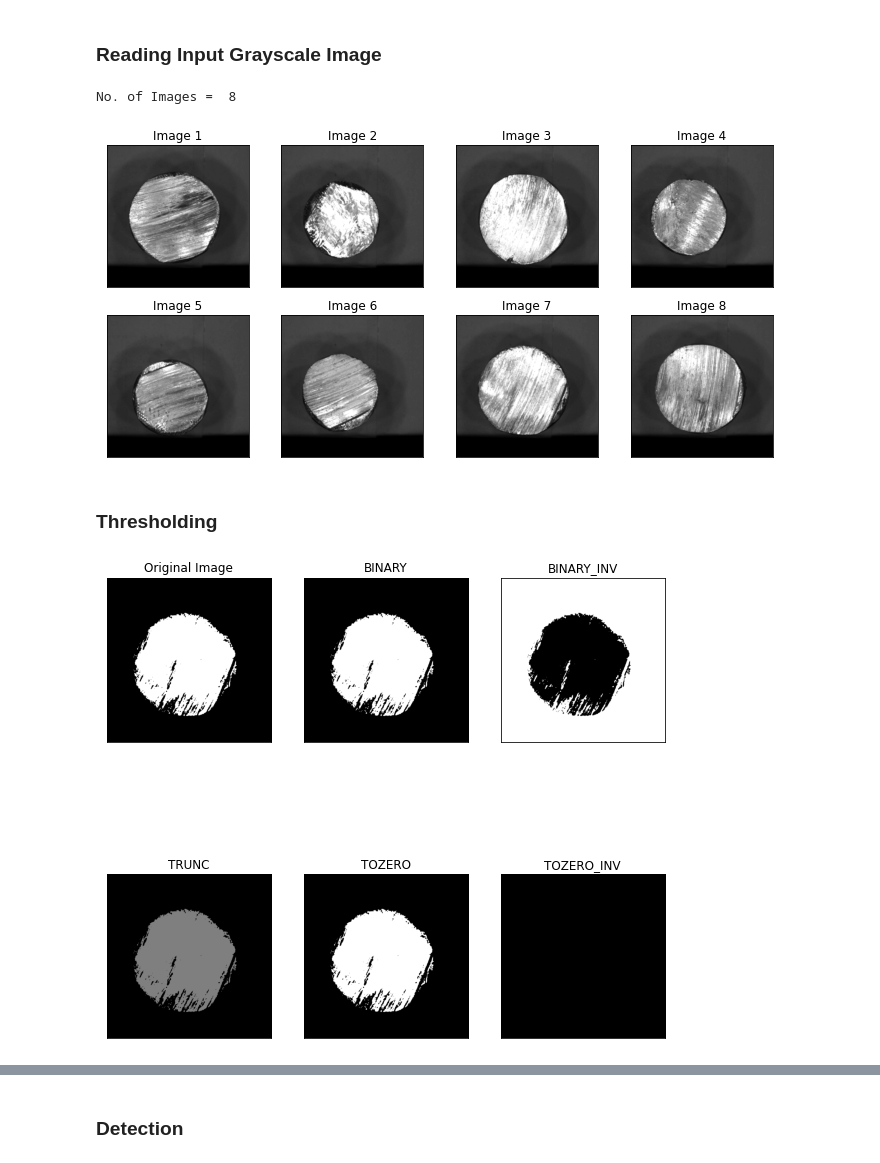
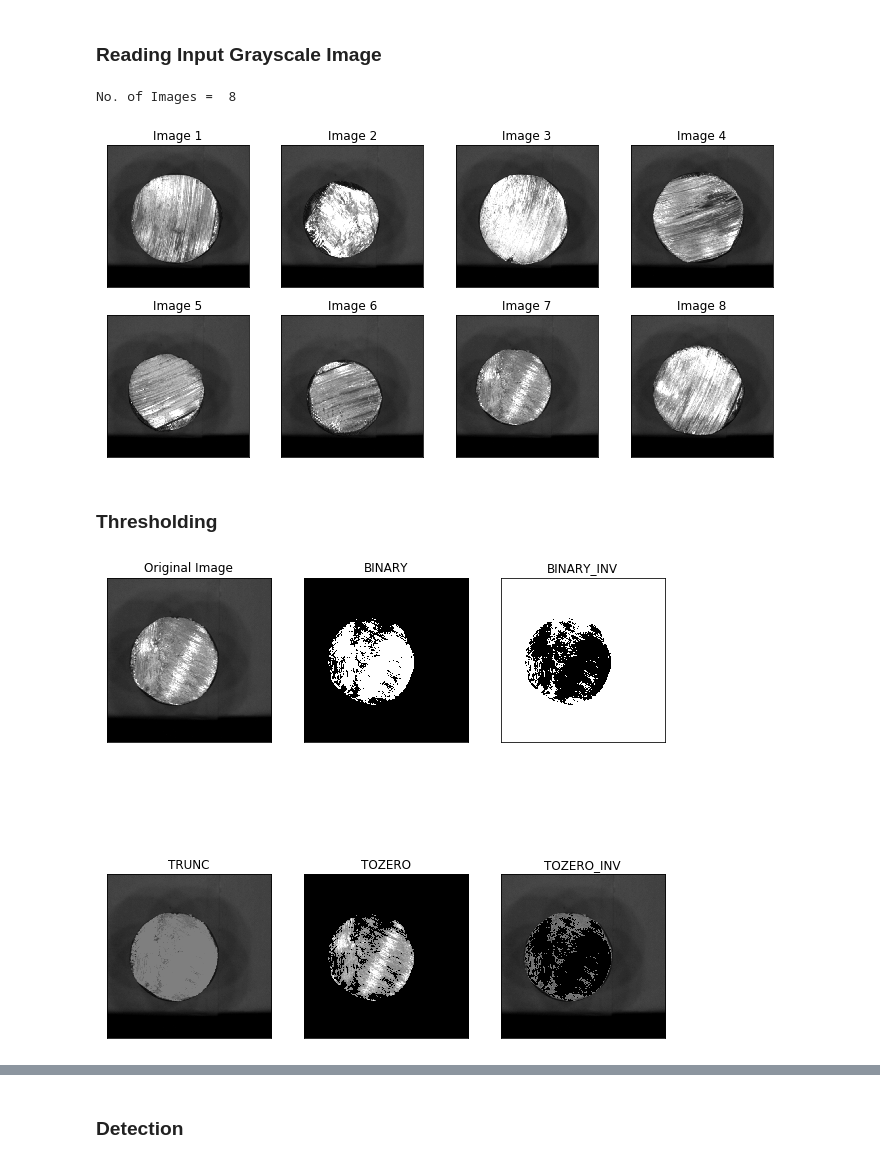
Before and after one commit to rad-mit/CS5102-Digital-Image-Processing-Project, a Jupyter notebook: Project/DIP_Project.ipynb, the cells around one changed output, grey strips where cells are left out. Cells and saved outputs as stored; diff of their text form; code cells hidden in the pictures.

```diff
--- a/Project/DIP_Project.ipynb
+++ b/Project/DIP_Project.ipynb
@@ -28,42 +28,41 @@ from PIL import Image, ImageOps
 #Reading input image
 #Input list of images from path
 
-#images = [cv2.imread(file,0) for file in glob.glob("/home/yash/files/git/CS5102-Digital-Image-Processing-Courseworks/Project/dataset/*.BMP")]
-images = [Image.open(file) for file in glob.glob("/home/yash/files/git/CS5102-Digital-Image-Processing-Courseworks/Project/dataset/*.BMP")]
+images = [Image.open(file) for file in glob.glob("./dataset/*.BMP")]
 print("No. of Images = ", len(images))
 
 gray_images=[]
 rgb_images=[]
 new_width=500
 new_height=500
 
 plt.rcParams["figure.figsize"]=12,12
 for i in range(len(images)):
     im=images[i]
     width, height = im.size  # Get dimensions
 
     left = (width - new_width)/2
     top = (height - new_height)/2
     right = (width + new_width)/2
     bottom = (height + new_height)/2
 
     # Crop the center of the image
     im = im.crop((left, top, right, bottom))
     im2=np.array(im)
     rgb_images.append(im2)
     im=ImageOps.grayscale(im)
     im=np.array(im)
     gray_images.append(im)
 
 
 for i in range(len(gray_images)):
     plt.subplot(4,4,i+1),plt.imshow(gray_images[i],'gray')
     plt.title("Image "+str(i+1))
     plt.xticks([]),plt.yticks([])
 plt.show()
 # %% [output]
 No. of Images =  8
-[figure, old version]
+[figure, new version]
 # %%
 img=gray_images[6]
 # %% [markdown]
@@ -93,7 +92,7 @@ for i in range(6):
     plt.xticks([]),plt.yticks([])
 plt.show()
 # %% [output]
-[figure, old version]
+[figure, new version]
 # %%
 ## Adaptive Thresholding
 
```
Also changed, not shown: parts of 9 cells of this notebook.
